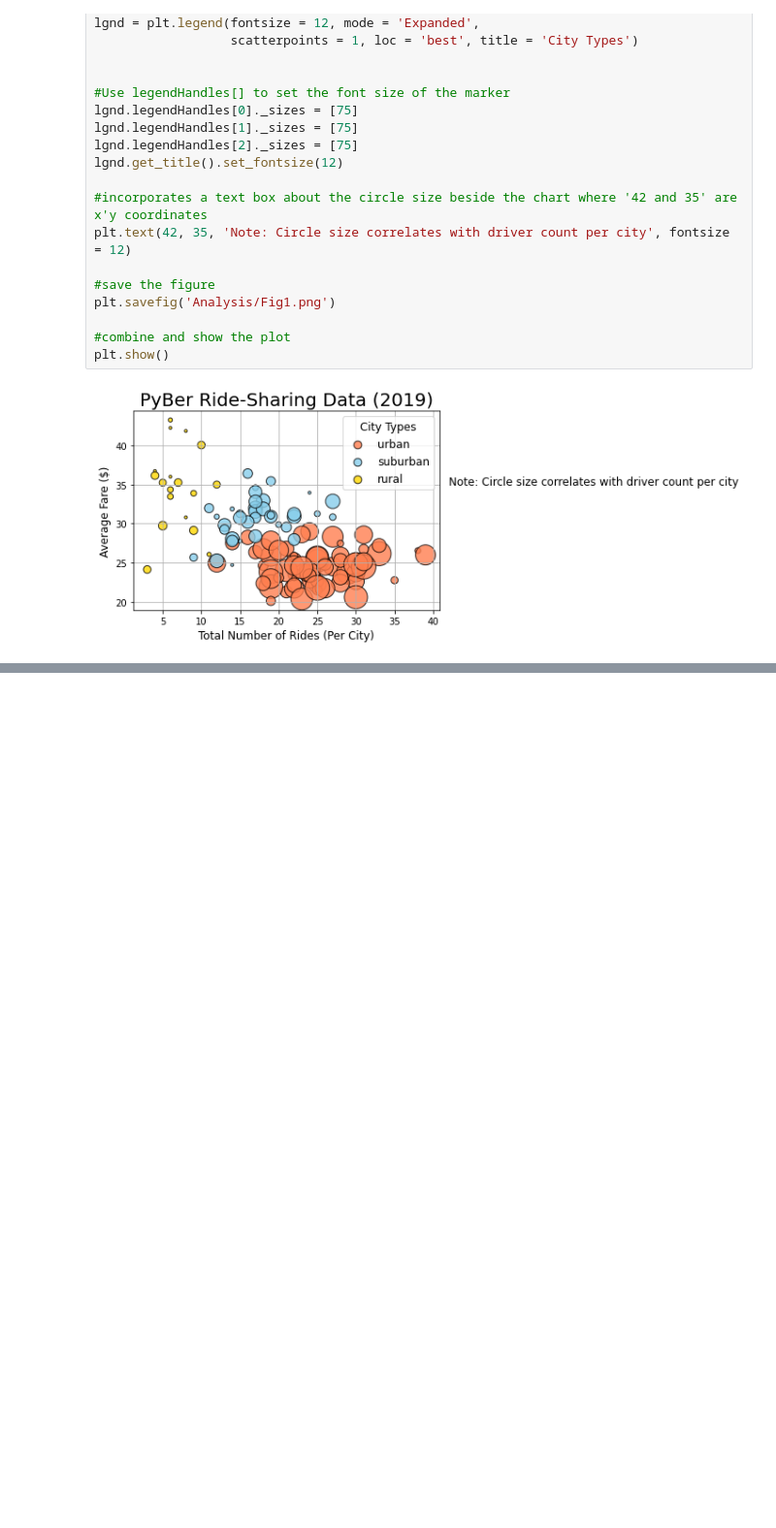
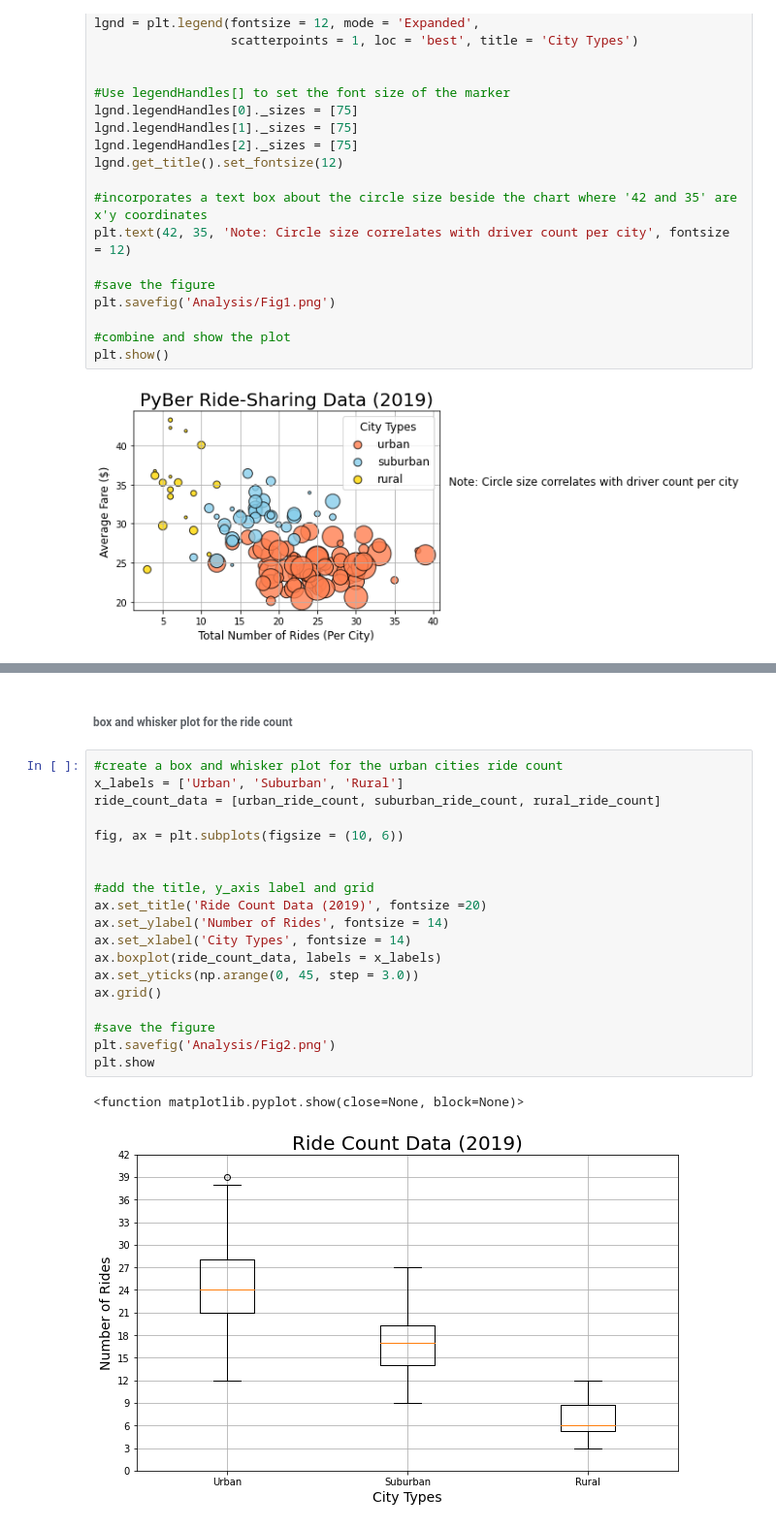
Before and after one commit to nasarar/PyBer_Analysis, a Jupyter notebook: PyBer.ipynb, the cells around one changed output, grey strips where cells are left out. Shown: that part at 97% size. Drawn from its saved outputs; the diff is of its cells as text; blank space fills up the shorter version.

Commit message:
Adding summary statistics and b&w plots for the ride data

```diff
--- a/PyBer.ipynb
+++ b/PyBer.ipynb
@@ -204,0 +310,24 @@ plt.show()
+# %% [markdown]
+###### box and whisker plot for the ride count
+# %%
+#create a box and whisker plot for the urban cities ride count
+x_labels = ['Urban', 'Suburban', 'Rural']
+ride_count_data = [urban_ride_count, suburban_ride_count, rural_ride_count]
+
+fig, ax = plt.subplots(figsize = (10, 6))
+
+
+#add the title, y_axis label and grid
+ax.set_title('Ride Count Data (2019)', fontsize =20)
+ax.set_ylabel('Number of Rides', fontsize = 14)
+ax.set_xlabel('City Types', fontsize = 14)
+ax.boxplot(ride_count_data, labels = x_labels)
+ax.set_yticks(np.arange(0, 45, step = 3.0))
+ax.grid()
+
+#save the figure
+plt.savefig('Analysis/Fig2.png')
+plt.show
+# %% [output]
+<function matplotlib.pyplot.show(close=None, block=None)>
+[figure, added]
```
Also changed, not shown: parts of 19 cells of this notebook, 3 other files.
